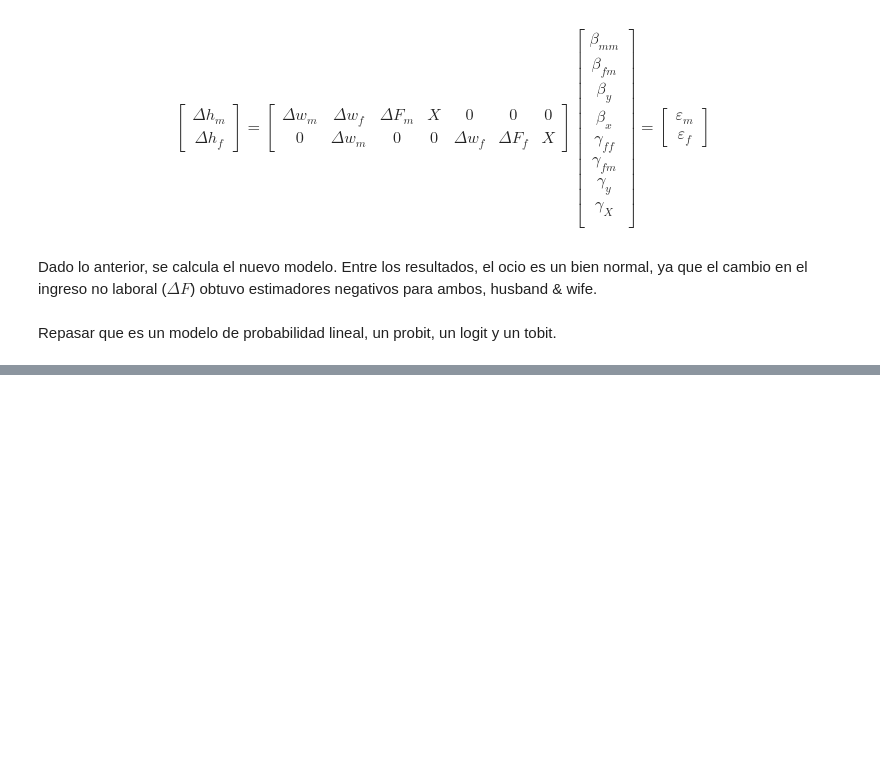
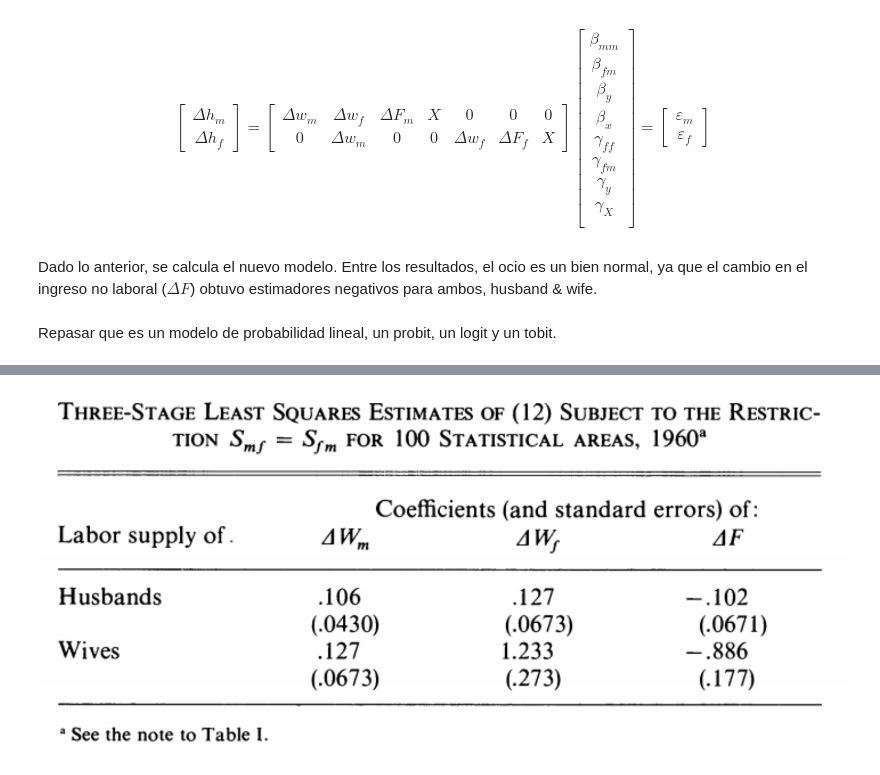
Before and after one commit to german1122/Clases-Eco-Aplicada, a Jupyter notebook: Clase3-EcoAplicada.ipynb, the cells around one changed output, grey strips where cells are left out. Cells and saved outputs as stored; diff of their text form; code cells hidden in the pictures; blank space fills up the shorter version.

```diff
--- a/Clase3-EcoAplicada.ipynb
+++ b/Clase3-EcoAplicada.ipynb
@@ -143,0 +149,5 @@ Repasar que es un modelo de probabilidad lineal, un probit, un logit y un tobit.
+# %%
+from IPython.display import Image
+Image(filename='pic2clase3.png')
+# %% [output]
+[figure, added]
```
Also changed, not shown: parts of 4 cells of this notebook.
